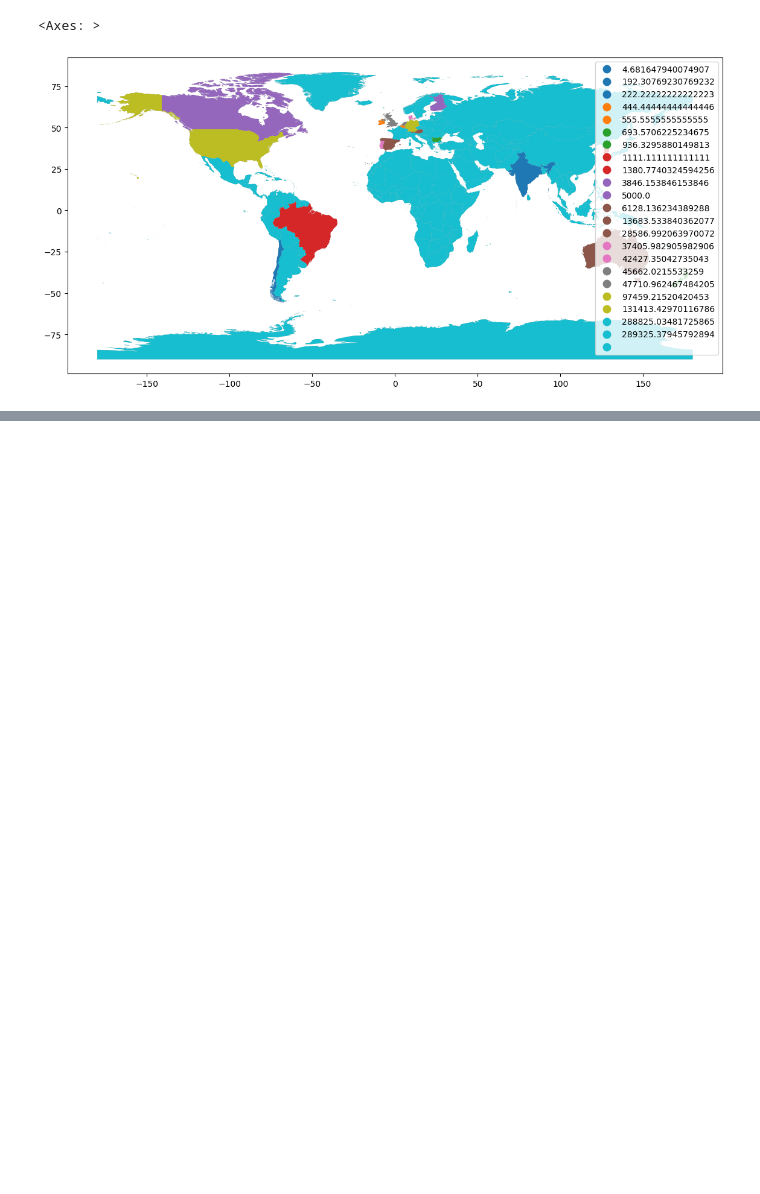
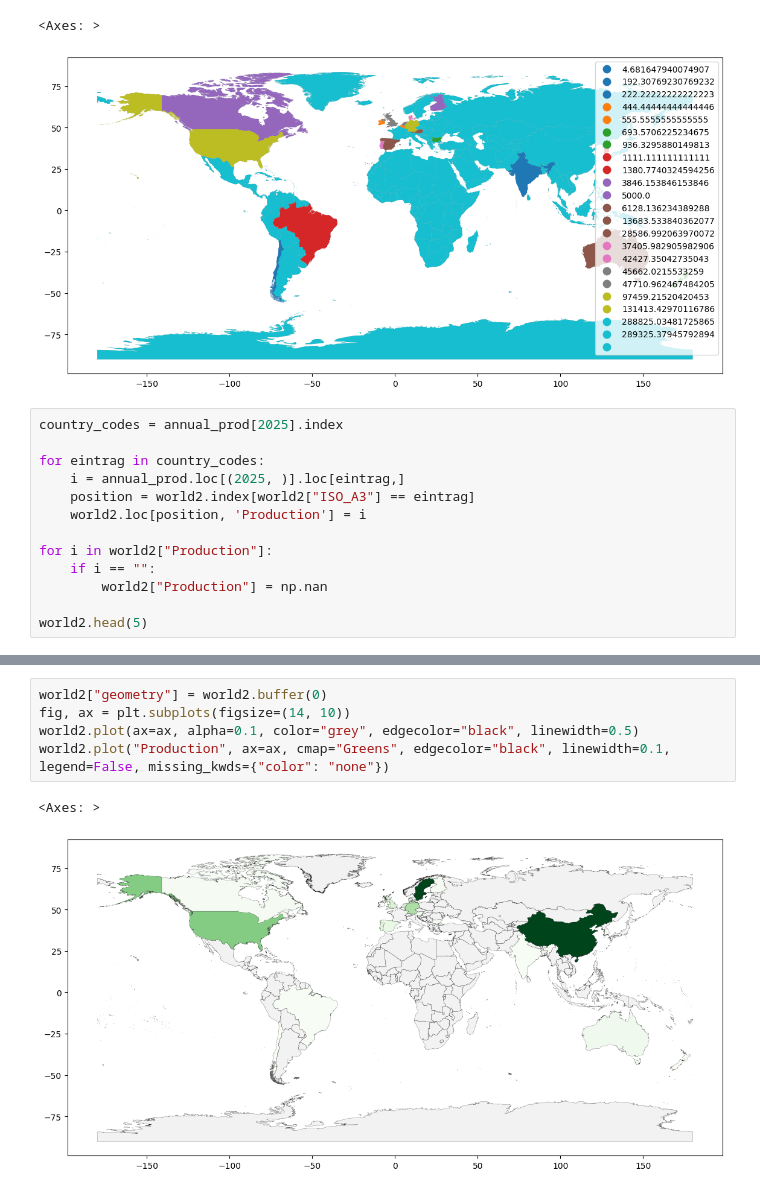
Before and after one commit to paulkubella/pk_H2_an_01, a Jupyter notebook: notebooks/h2_IEA_2024.ipynb, the cells around one changed output, grey strips where cells are left out. Drawn from its saved outputs; the diff is of its cells as text; blank space fills up the shorter version.

Commit message:
world2 now has NaN and Map has color gradiant

```diff
--- a/notebooks/h2_IEA_2024.ipynb
+++ b/notebooks/h2_IEA_2024.ipynb
@@ -472,3 +470,16 @@ world2.plot("Production", legend=True, ax=ax)
 # %% [output]
 <Axes: >
 [figure]
+# %%
+country_codes = annual_prod[2025].index
+
+for eintrag in country_codes:
+    i = annual_prod.loc[(2025, )].loc[eintrag,]
+    position = world2.index[world2["ISO_A3"] == eintrag]
+    world2.loc[position, 'Production'] = i
+
+for i in world2["Production"]:
+    if i == "":
+        world2["Production"] = np.nan
+
+world2.head(5)
@@ -474,0 +493,8 @@ world2.plot("Production", legend=True, ax=ax)
+# %%
+world2["geometry"] = world2.buffer(0)
+fig, ax = plt.subplots(figsize=(14, 10))
+world2.plot(ax=ax, alpha=0.1, color="grey", edgecolor="black", linewidth=0.5)
+world2.plot("Production", ax=ax, cmap="Greens", edgecolor="black", linewidth=0.1, legend=False, missing_kwds={"color": "none"})
+# %% [output]
+<Axes: >
+[figure, added]
```
Also changed, not shown: parts of 2 cells of this notebook.
